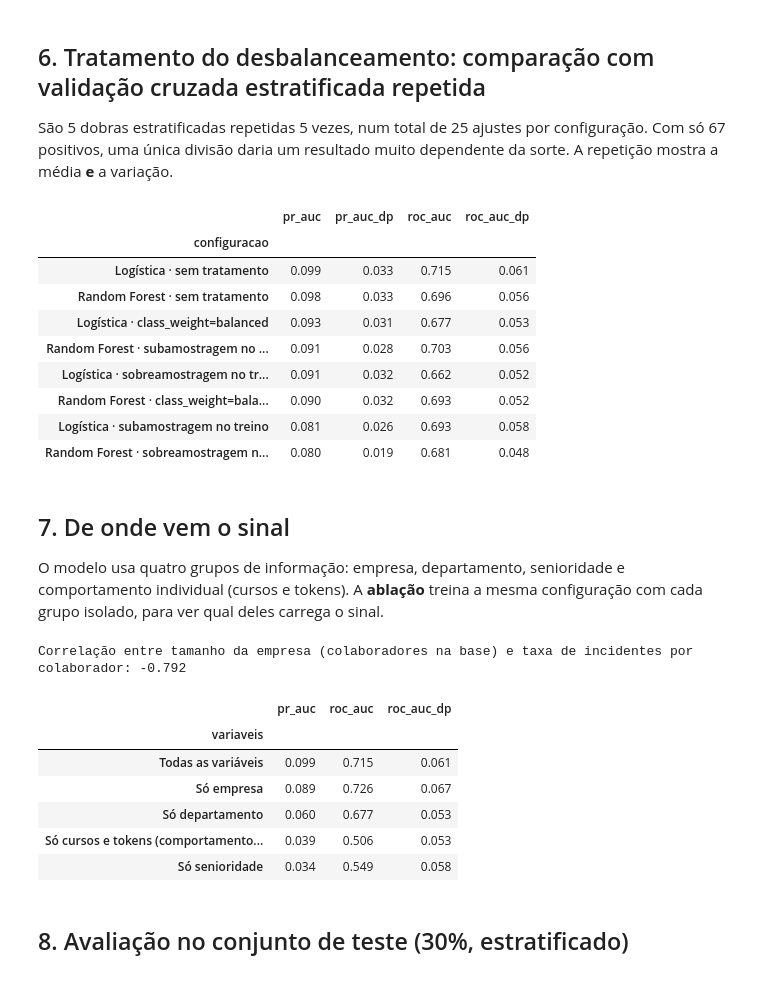
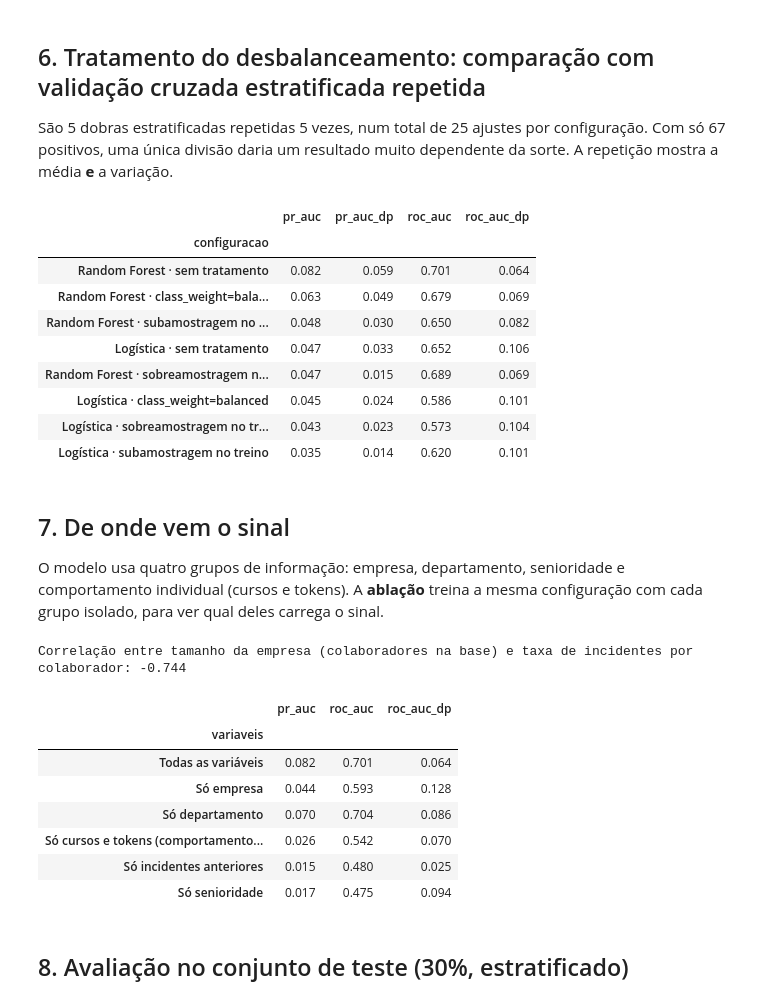
Before and after one commit to ricardojmatteo/DAMA, a Jupyter notebook: Deliverable1/AnalisePreditiva/DAMAAnalisePreditiva1_corrigido.ipynb, the cells around one changed output. Cells and saved outputs as stored; diff of their text form; code cells hidden in the pictures.

```diff
--- a/Deliverable1/AnalisePreditiva/DAMAAnalisePreditiva1_corrigido.ipynb
+++ b/Deliverable1/AnalisePreditiva/DAMAAnalisePreditiva1_corrigido.ipynb
@@ -53,7 +54,7 @@ plt.rcParams.update({'figure.facecolor': FUNDO, 'axes.facecolor': FUNDO, 'axes.e
 # %%
 employees = pd.read_csv(DADOS / 'employees.csv')
 training_records = pd.read_csv(DADOS / 'training_records.csv')
-ai_usage = pd.read_csv(DADOS / 'ai_usage_logs.csv', usecols=['usage_id', 'employee_id', 'input_tokens', 'output_tokens', 'request_status'])
+ai_usage = pd.read_csv(DADOS / 'ai_usage_logs.csv', usecols=['usage_id', 'employee_id', 'timestamp', 'input_tokens', 'output_tokens', 'request_status'])
 security = pd.read_csv(DADOS / 'security_events.csv')
 
 def diagnostico(nome, df):
@@ -88,18 +105,28 @@ resumo
 # %%
-cursos = training_records[training_records.completion_status == 'Concluido'].groupby('employee_id').size().rename('cursos_concluidos')
-tokens = ai_usage.assign(t=ai_usage.input_tokens + ai_usage.output_tokens).groupby('employee_id').t.sum().rename('total_tokens')
-incidentes = security.groupby('employee_id').size().rename('incidentes')
-df = employees.join(cursos, on='employee_id').join(tokens, on='employee_id').join(incidentes, on='employee_id')
+CORTE = pd.Timestamp('2026-01-01')
+ai_usage['timestamp'] = pd.to_datetime(ai_usage.timestamp)
+security['timestamp'] = pd.to_datetime(security.timestamp)
+concl = training_records[(training_records.completion_status == 'Concluido') & (pd.to_datetime(training_records.completion_date) < CORTE)]
+cursos = concl.groupby('employee_id').size().rename('cursos_concluidos')
+uso_antes = ai_usage[ai_usage.timestamp < CORTE]
+tokens = uso_antes.assign(t=uso_antes.input_tokens + uso_antes.output_tokens).groupby('employee_id').t.sum().rename('total_tokens')
+incid_antes = security[security.timestamp < CORTE].groupby('employee_id').size().rename('incidentes_antes')
+incid_depois = security[security.timestamp >= CORTE].groupby('employee_id').size().rename('incidentes')
+base = employees[employees.active & (pd.to_datetime(employees.hire_date) < CORTE)]
+df = base.join(cursos, on='employee_id').join(tokens, on='employee_id').join(incid_antes, on='employee_id').join(incid_depois, on='employee_id')
+df['incidentes_antes'] = df.incidentes_antes.fillna(0)
 df['incidentes'] = df.incidentes.fillna(0)
 df['teve_incidente'] = (df.incidentes > 0).astype(int)
-X = df[['seniority', 'department_id', 'company_id', 'cursos_concluidos', 'total_tokens']]
+X = df[['seniority', 'department_id', 'company_id', 'cursos_concluidos', 'total_tokens', 'incidentes_antes']]
 y = df.teve_incidente
-print(f'Colaboradores: {len(df)} | com incidente: {y.sum()} ({y.mean():.1%})')
+print(f'Eventos de segurança: {len(security)} | antes do corte: {(security.timestamp < CORTE).sum()} | depois: {(security.timestamp >= CORTE).sum()}')
+print(f'Colaboradores na base: {len(df)} | com incidente em jan–jul/2026: {y.sum()} ({y.mean():.1%})')
+print(f'Quem teve incidente antes e teve de novo depois: {int(((df.incidentes_antes > 0) & (y == 1)).sum())}')
 
 fig, ax = plt.subplots(figsize=(5, 2.6))
 ax.barh(['Sem incidente', 'Com incidente'], [len(y) - y.sum(), y.sum()], color=[CINZA, LARANJA], height=0.55)
 for i, v in enumerate([len(y) - y.sum(), y.sum()]):
     ax.text(v + 20, i, f'{v} ({v / len(y):.1%})', va='center', color=TINTA)
-ax.set(title='Distribuição do alvo teve_incidente', xlim=(0, 2700)); ax.grid(axis='y', visible=False)
+ax.set(title='Distribuição do alvo (jan a jul/2026)', xlim=(0, len(y) * 1.2)); ax.grid(axis='y', visible=False)
 fig.tight_layout(); plt.show()
 # %% [output]
@@ -142,7 +171,7 @@ Tudo fica dentro de um `Pipeline`. Médias, desvios e categorias são aprendidos
 # %%
 def preprocessador():
     return ColumnTransformer([
-        ('num', Pipeline([('zero', SimpleImputer(strategy='constant', fill_value=0)), ('escala', StandardScaler())]), ['cursos_concluidos', 'total_tokens']),
+        ('num', Pipeline([('zero', SimpleImputer(strategy='constant', fill_value=0)), ('escala', StandardScaler())]), ['cursos_concluidos', 'total_tokens', 'incidentes_antes']),
         ('nom', OneHotEncoder(handle_unknown='ignore', min_frequency=5), ['department_id', 'company_id']),
         ('ord', OrdinalEncoder(categories=[['Junior', 'Pleno', 'Senior', 'Especialista', 'Gerente']]), ['seniority'])])
 
@@ -192,14 +221,14 @@ cv_res.round(3)
 # %% [output]
 |  | pr_auc | pr_auc_dp | roc_auc | roc_auc_dp |
 | configuracao |  |  |  |  |
-| Logística · sem tratamento | 0.099 | 0.033 | 0.715 | 0.061 |
-| Random Forest · sem tratamento | 0.098 | 0.033 | 0.696 | 0.056 |
-| Logística · class_weight=balanced | 0.093 | 0.031 | 0.677 | 0.053 |
-| Random Forest · subamostragem no ... | 0.091 | 0.028 | 0.703 | 0.056 |
-| Logística · sobreamostragem no tr... | 0.091 | 0.032 | 0.662 | 0.052 |
-| Random Forest · class_weight=bala... | 0.090 | 0.032 | 0.693 | 0.052 |
-| Logística · subamostragem no treino | 0.081 | 0.026 | 0.693 | 0.058 |
-| Random Forest · sobreamostragem n... | 0.080 | 0.019 | 0.681 | 0.048 |
+| Random Forest · sem tratamento | 0.082 | 0.059 | 0.701 | 0.064 |
+| Random Forest · class_weight=bala... | 0.063 | 0.049 | 0.679 | 0.069 |
+| Random Forest · subamostragem no ... | 0.048 | 0.030 | 0.650 | 0.082 |
+| Logística · sem tratamento | 0.047 | 0.033 | 0.652 | 0.106 |
+| Random Forest · sobreamostragem n... | 0.047 | 0.015 | 0.689 | 0.069 |
+| Logística · class_weight=balanced | 0.045 | 0.024 | 0.586 | 0.101 |
+| Logística · sobreamostragem no tr... | 0.043 | 0.023 | 0.573 | 0.104 |
+| Logística · subamostragem no treino | 0.035 | 0.014 | 0.620 | 0.101 |
 # %% [markdown]
 ## 7. De onde vem o sinal
 
@@ -207,34 +236,35 @@ O modelo usa quatro grupos de informação: empresa, departamento, senioridade e
 # %%
 melhor = cv_res.index[0]
 est_melhor = configs[melhor]
 def pipe_com(colunas):
-    num = [c for c in ['cursos_concluidos', 'total_tokens'] if c in colunas]
+    num = [c for c in ['cursos_concluidos', 'total_tokens', 'incidentes_antes'] if c in colunas]
     nom = [c for c in ['department_id', 'company_id'] if c in colunas]
     partes = []
     if num: partes.append(('num', Pipeline([('zero', SimpleImputer(strategy='constant', fill_value=0)), ('escala', StandardScaler())]), num))
     if nom: partes.append(('nom', OneHotEncoder(handle_unknown='ignore', min_frequency=5), nom))
     if 'seniority' in colunas: partes.append(('ord', OrdinalEncoder(categories=[['Junior', 'Pleno', 'Senior', 'Especialista', 'Gerente']]), ['seniority']))
     return Pipeline([('pre', ColumnTransformer(partes)), ('clf', clone(est_melhor))])
 
 ablacao = []
 for nome, cols in {'Todas as variáveis': list(X.columns), 'Só empresa': ['company_id'], 'Só departamento': ['department_id'],
-                   'Só cursos e tokens (comportamento individual)': ['cursos_concluidos', 'total_tokens'], 'Só senioridade': ['seniority']}.items():
+                   'Só cursos e tokens (comportamento individual)': ['cursos_concluidos', 'total_tokens'], 'Só incidentes anteriores': ['incidentes_antes'], 'Só senioridade': ['seniority']}.items():
     r = cross_validate(pipe_com(cols), X, y, cv=cv, scoring=['average_precision', 'roc_auc'])
     ablacao.append(dict(variaveis=nome, pr_auc=r['test_average_precision'].mean(), roc_auc=r['test_roc_auc'].mean(), roc_auc_dp=r['test_roc_auc'].std()))
 ablacao = pd.DataFrame(ablacao).set_index('variaveis')
 taxa_empresa = df.groupby('company_id').agg(colaboradores=('teve_incidente', 'size'), incidentes=('teve_incidente', 'sum'), taxa=('teve_incidente', 'mean'))
 print('Correlação entre tamanho da empresa (colaboradores na base) e taxa de incidentes por colaborador:',
       round(taxa_empresa[['colaboradores', 'taxa']].corr(method='spearman').iloc[0, 1], 3))
 ablacao.round(3)
 # %% [output]
-Correlação entre tamanho da empresa (colaboradores na base) e taxa de incidentes por colaborador: -0.792
+Correlação entre tamanho da empresa (colaboradores na base) e taxa de incidentes por colaborador: -0.744
 |  | pr_auc | roc_auc | roc_auc_dp |
 | variaveis |  |  |  |
-| Todas as variáveis | 0.099 | 0.715 | 0.061 |
-| Só empresa | 0.089 | 0.726 | 0.067 |
-| Só departamento | 0.060 | 0.677 | 0.053 |
-| Só cursos e tokens (comportamento... | 0.039 | 0.506 | 0.053 |
-| Só senioridade | 0.034 | 0.549 | 0.058 |
+| Todas as variáveis | 0.082 | 0.701 | 0.064 |
+| Só empresa | 0.044 | 0.593 | 0.128 |
+| Só departamento | 0.070 | 0.704 | 0.086 |
+| Só cursos e tokens (comportamento... | 0.026 | 0.542 | 0.070 |
+| Só incidentes anteriores | 0.015 | 0.480 | 0.025 |
+| Só senioridade | 0.017 | 0.475 | 0.094 |
 # %% [markdown]
 ## 8. Avaliação no conjunto de teste (30%, estratificado)
 # %%
```
Also changed, not shown: parts of 13 cells of this notebook, 4 other files.
